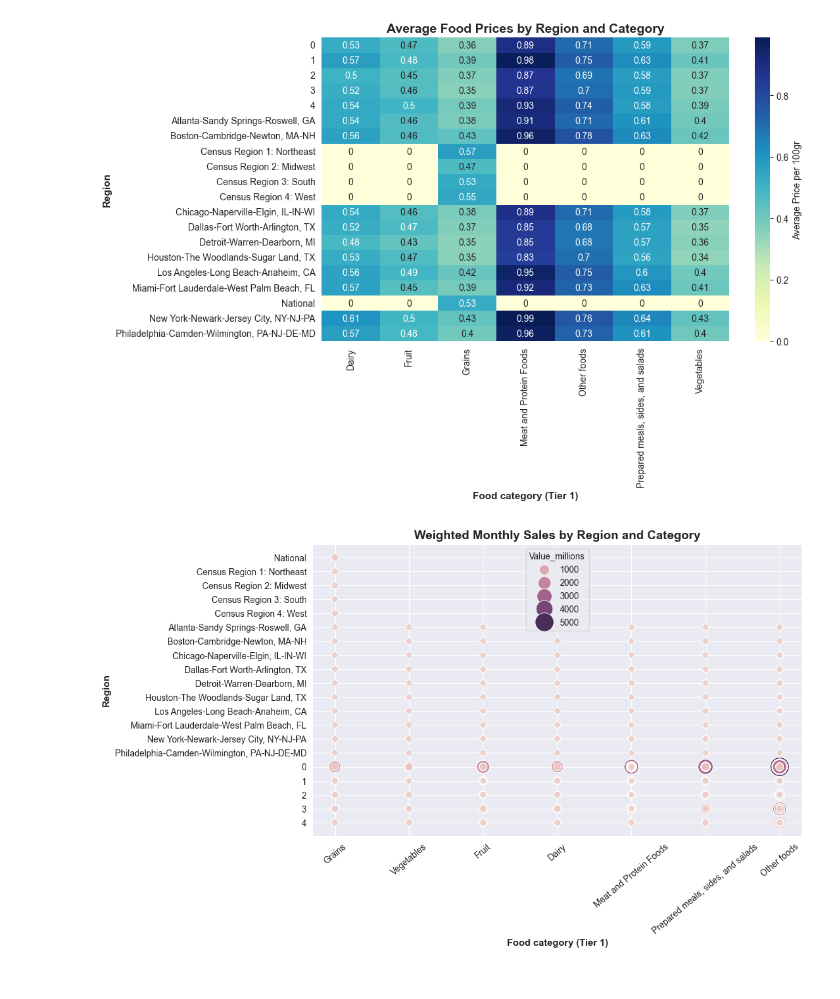
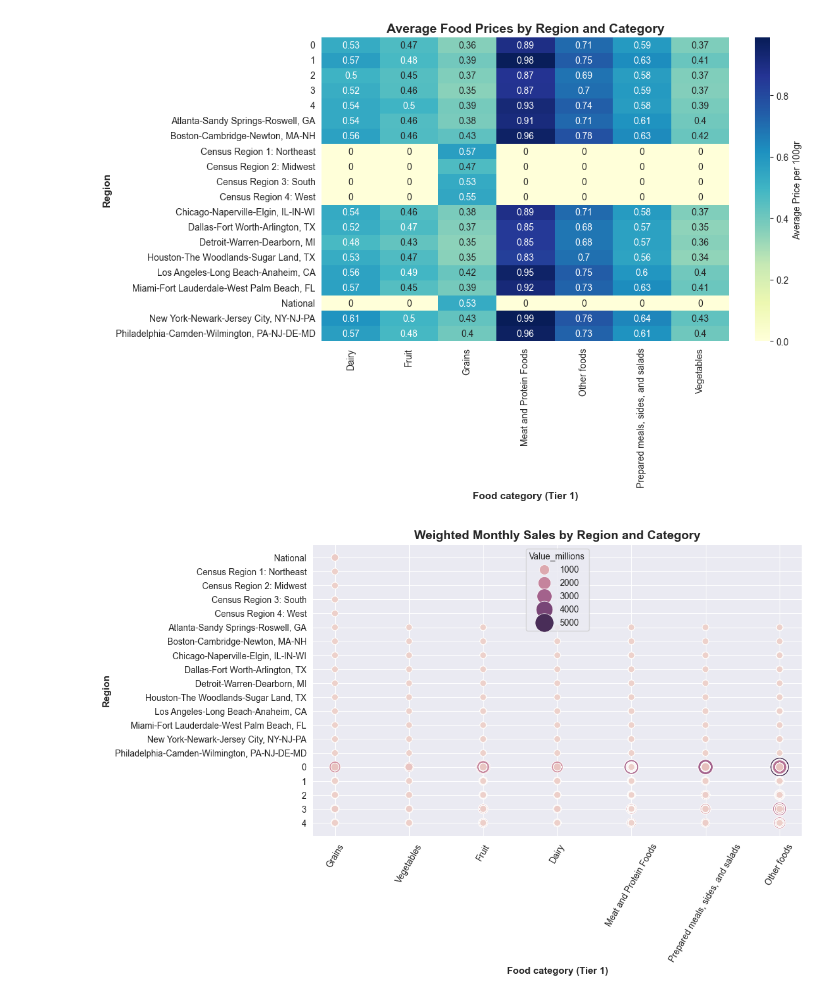
Before and after one commit to StephanieApaza/Income_influence_food_choices, a Jupyter notebook: income_food_choices.ipynb, the cells around one changed output. Cells and saved outputs as stored; diff of their text form; code cells hidden in the pictures.

```diff
--- a/income_food_choices.ipynb
+++ b/income_food_choices.ipynb
@@ -732,28 +678,20 @@ plt.show()
 # %%
 # Total weighted monthly sales category
 food_prices_monthly_sales = food_prices_merged[food_prices_merged['Attribute'] == 'Total weighted monthly sales in U.S. dollars']
 food_prices_monthly_sales_df = food_prices_monthly_sales.copy()
 
 # Create value column in millions
 food_prices_monthly_sales_df['Value_millions'] = food_prices_monthly_sales_df['Value']/1000000
 
-# Groupping by metroregion_code and tier1 group
-food_prices_sales_group = food_prices_monthly_sales_df.groupby(['Metroregion_code','Tier 1 group'])['Value_millions']\
-    .mean().reset_index()
-
-# Pivot food prices by region
-food_prices_group_one = food_prices_sales_group.pivot_table(values='Value_millions'\
-                                                            ,index='Metroregion_code', columns='Tier 1 group', fill_value=0)
-
-# Heatmap of region by category of foods price monthly sales
+# Scatterplot of region by category of foods price monthly sales
 plt.figure(figsize=(10,6))
 sns.scatterplot(data=food_prices_monthly_sales_df, x='Tier 1 group', y='Metroregion_code', hue='Value_millions', size='Value_millions',\
                 sizes=(50,500))
 plt.title("Weighted Monthly Sales by Region and Category", fontsize=14, weight='bold')
 plt.xlabel("Food category (Tier 1)", fontsize=11, weight='bold')
 plt.ylabel("Region", fontsize=11, weight='bold')
-plt.xticks(rotation=40)
+plt.xticks(rotation=60)
 plt.show()
 # %% [output]
-[figure, old version]
+[figure, new version]
 # %%
```
Also changed, not shown: parts of 8 cells of this notebook.
